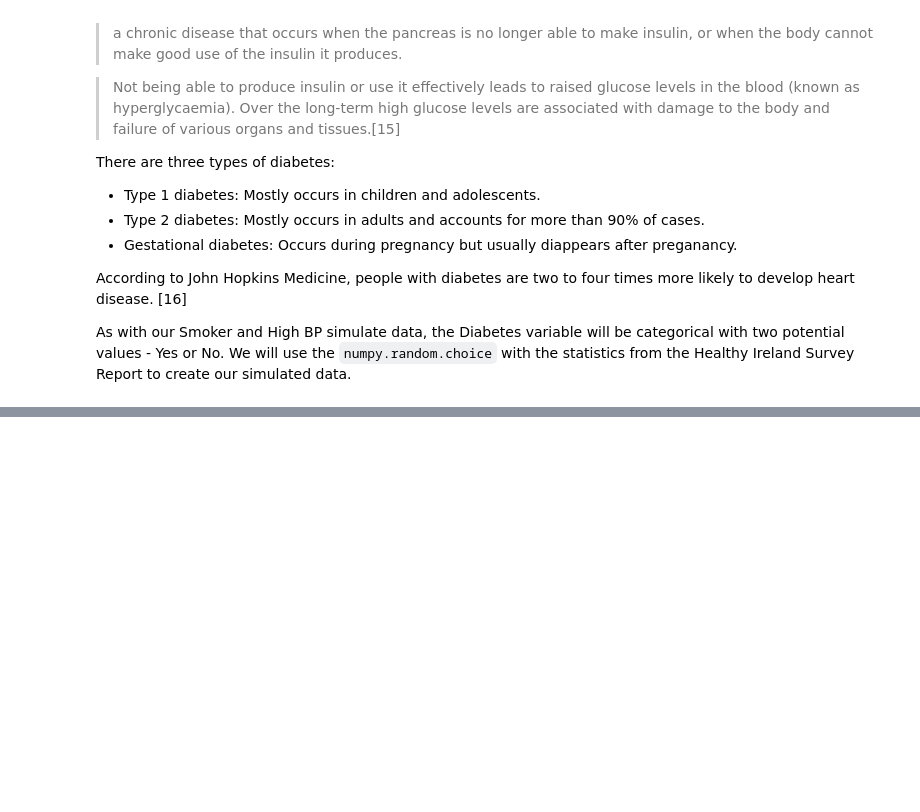
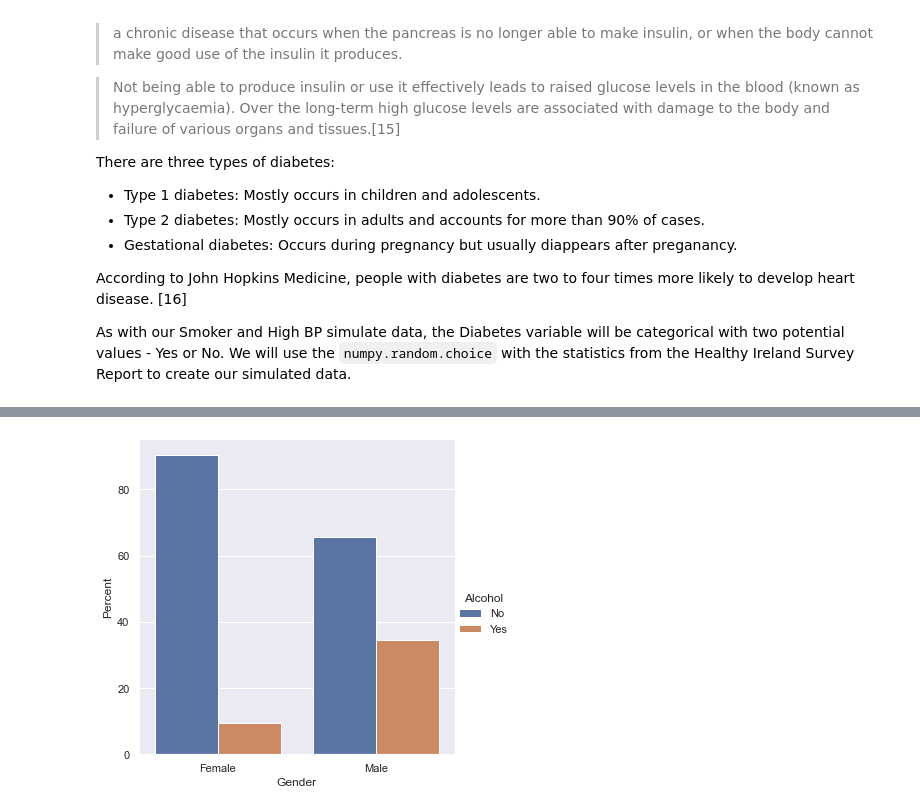
Before and after one commit to Sam-Tracey/PDA_Project_2021, a Jupyter notebook: PDA_Project.ipynb, the cells around one changed output, grey strips where cells are left out. Saved outputs shown, nothing was run; the diff lists cells and outputs as text; code cells hidden in the pictures; blank space fills up the shorter version.

```diff
--- a/PDA_Project.ipynb
+++ b/PDA_Project.ipynb
@@ -440,0 +477,31 @@ ax = sns.catplot(x='Gender', y='Percent', hue='Diabetes', kind='bar', data=diab_
+# %%
+def alcohol(row):
+    if row['Age']<= 24 and row['Gender']=='Male':
+        return np.random.choice(binge, p = [0.44, 0.56])
+    if row['Age']<= 24 and row['Gender']=='Female':
+        return np.random.choice(binge, p = [0.16, 0.84])
+    if row['Age']<= 34 and row['Gender']=='Male':
+        return np.random.choice(binge, p = [0.41, 0.59])
+    if row['Age']<= 34 and row['Gender']=='Female':
+        return np.random.choice(binge, p = [0.13, 0.87])
+    if row['Age']<= 44 and row['Gender']=='Male':
+        return np.random.choice(binge, p = [0.34, 0.66])
+    if row['Age']<= 44 and row['Gender']=='Female':
+        return np.random.choice(binge, p = [0.09, 0.91])
+    if row['Age']<= 54 and row['Gender']=='Male':
+        return np.random.choice(binge, p = [0.35, 0.65])
+    if row['Age']<= 54 and row['Gender']=='Female':
+        return np.random.choice(binge, p = [0.07, 0.93])
+    if row['Age']<= 64 and row['Gender']=='Male':
+        return np.random.choice(binge, p = [0.26, 0.74])
+    if row['Age']<= 64 and row['Gender']=='Female':
+        return np.random.choice(binge, p = [0.11, 0.89])
+    if row['Age']<= 74 and row['Gender']=='Male':
+        return np.random.choice(binge, p = [0.26, 0.74])
+    if row['Age']<= 74 and row['Gender']=='Female':
+        return np.random.choice(binge, p = [0.02, 0.98])
+    if row['Age']> 74 and row['Gender']=='Male':
+        return np.random.choice(binge, p = [0.16, 0.84])
+    if row['Age']> 74 and row['Gender']=='Female':
+        return np.random.choice(binge, p = [0.05, 0.95])
+    return 'N/A'
@@ -441,3 +544,13 @@ ax = sns.catplot(x='Gender', y='Percent', hue='Diabetes', kind='bar', data=diab_
+# %%
+# Create new dataframe grouped by Gender.
+alc_gender_df = df.groupby('Gender')['Alcohol'].value_counts(normalize=True)
+# Calculate percentage values for smokers by gender.
+alc_gender_df = alc_gender_df.mul(100).rename('Percent').reset_index()
+# %%
+# Plot percentage smokers by age range.
+ax = sns.catplot(x='Gender', y='Percent', hue='Alcohol', kind='bar', data=alc_gender_df)
+# %% [output]
+[figure, added]
 # %% [markdown]
 ## References.
 
```
Also changed, not shown: parts of 30 cells of this notebook, 2 other files.
